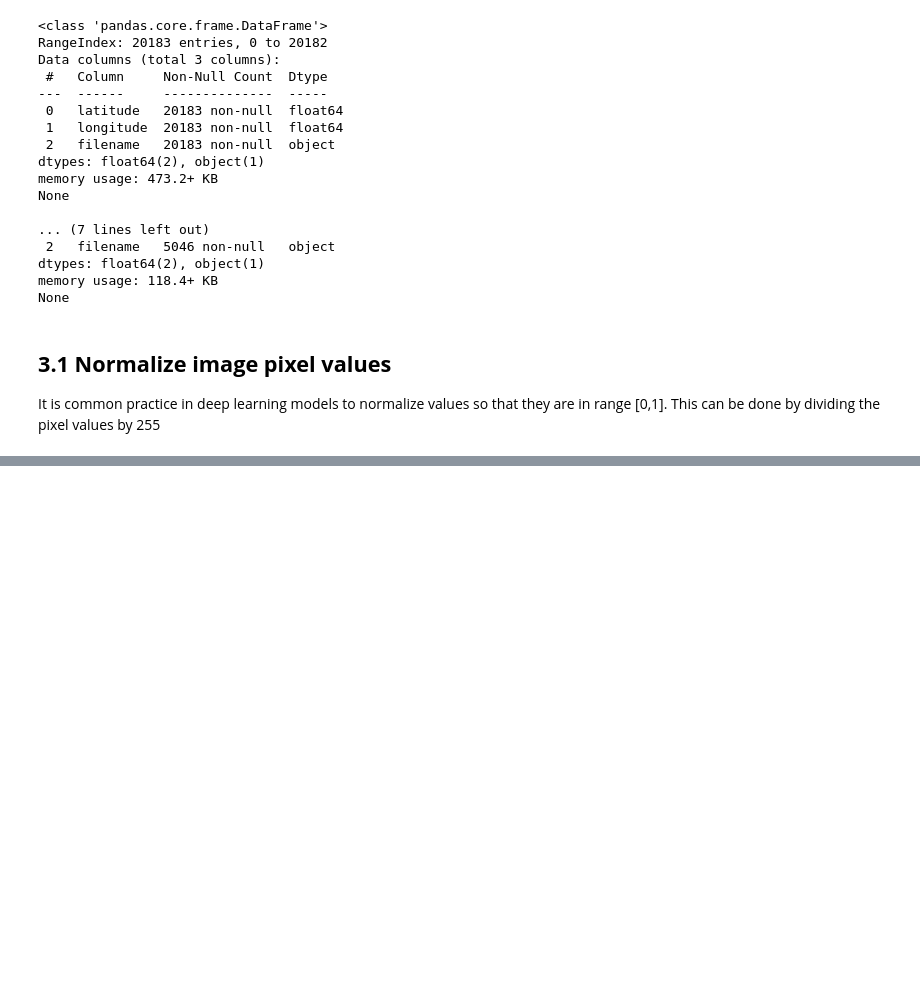
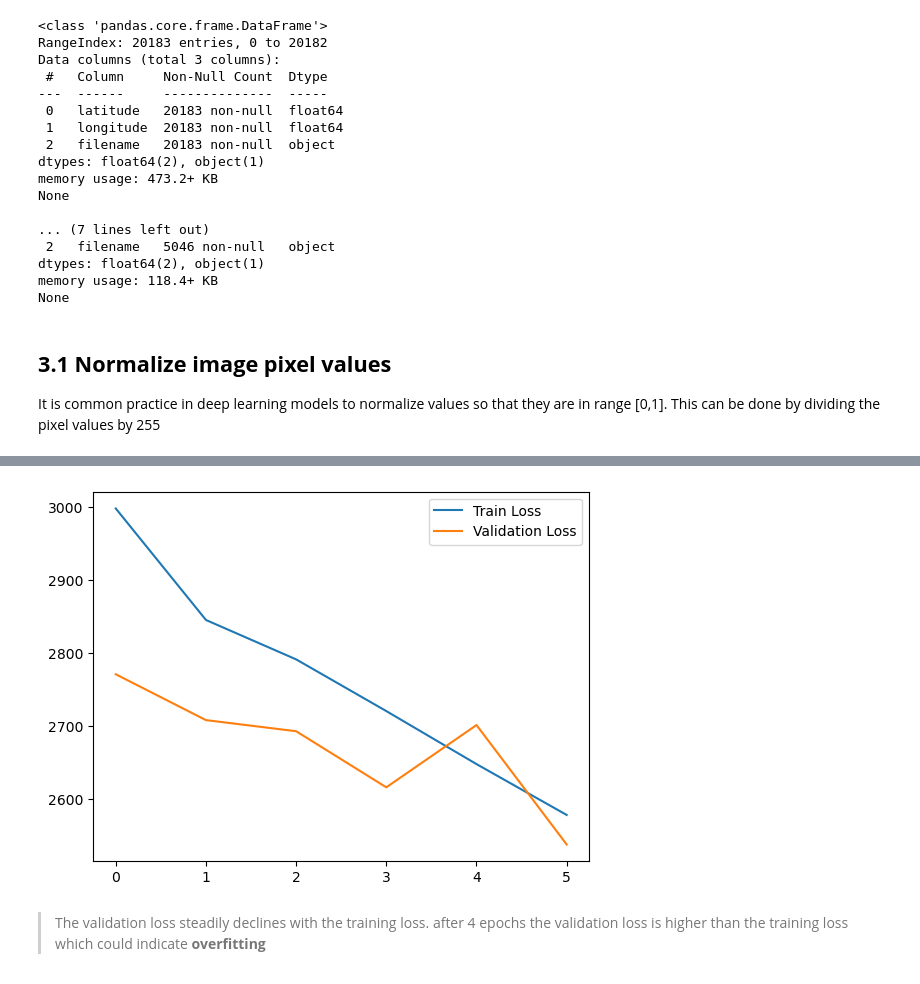
Before and after one commit to tristangoossens/geohawk, a Jupyter notebook: 3. Regression.ipynb, the cells around one changed output, grey strips where cells are left out. Cells and saved outputs as stored; diff of their text form; code cells hidden in the pictures; blank space fills up the shorter version.

```diff
--- a/3. Regression.ipynb
+++ b/3. Regression.ipynb
@@ -69,0 +133,10 @@ def prepare_model_input(df):
+# %%
+# Train the model if it does not already exist
+import os
+
+if not os.path.exists('models/geohawk-regression.h5'):
+    history = model.fit(X_train , y_train, validation_data=(X_test, y_test), epochs=6, batch_size=32)
+    model.save('models/geohawk-regression.h5')
+else:
+    print('Model already exists. Loading model and skipping training.')
+    model.load_weights('models/geohawk-regression.h5')
@@ -69,0 +152,11 @@ def prepare_model_input(df):
+# %%
+# Evaluate the model
+test_loss = model.evaluate(X_test, y_test)
+print(f'Test Loss: {test_loss}')
+
+# Plot the loss
+plt.plot(history.history['loss'], label='Train Loss')
+plt.plot(history.history['val_loss'], label='Validation Loss')
+plt.legend()
+plt.show()
+# %% [output]
@@ -69,0 +165,3 @@ def prepare_model_input(df):
+[figure, added]
+# %% [markdown]
+> The validation loss steadily declines with the training loss. after 4 epochs the validation loss is higher than the training loss which could indicate **overfitting**
```
Also changed, not shown: parts of 11 cells of this notebook, 6 other files.
